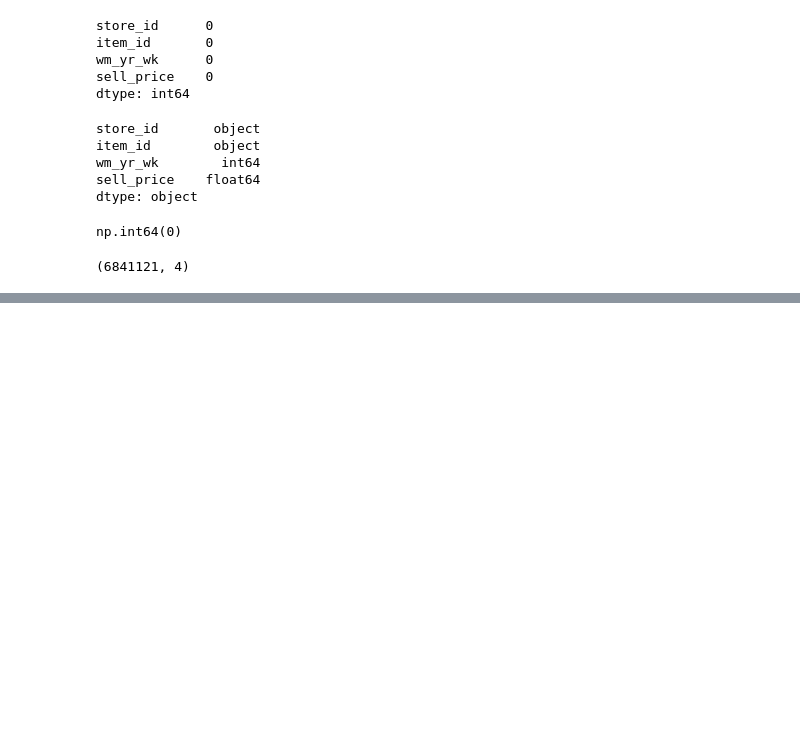
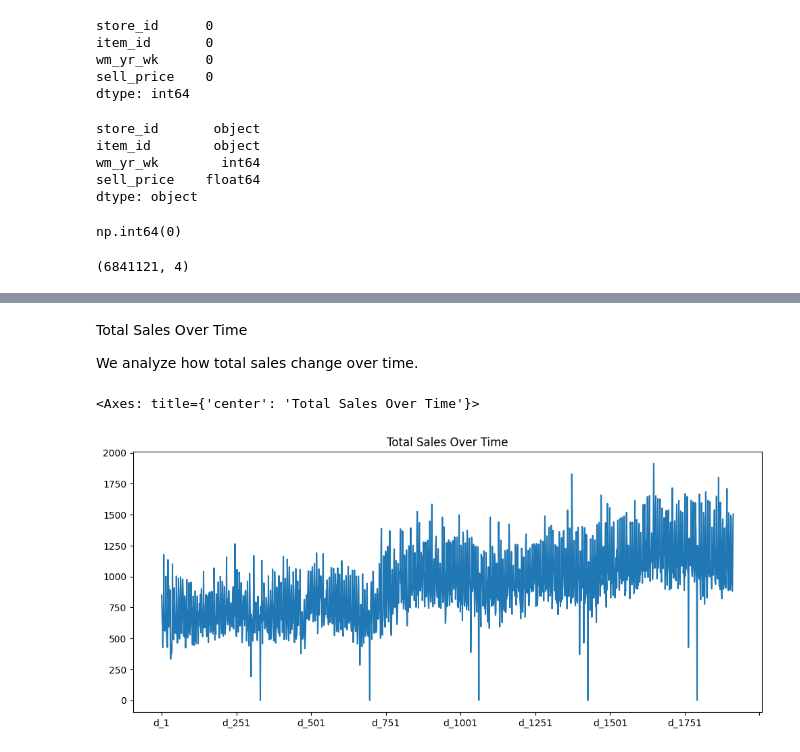
Before and after one commit to Aditishanker22/neural-retail-project, a Jupyter notebook: notebooks/eda.ipynb, the cells around one changed output, grey strips where cells are left out. Cells and saved outputs as stored; diff of their text form; code cells hidden in the pictures; blank space fills up the shorter version.

```diff
--- a/notebooks/eda.ipynb
+++ b/notebooks/eda.ipynb
@@ -179,0 +263,9 @@ sales, calendar, prices = run_pipeline()
+# %% [markdown]
+ Total Sales Over Time
+
+We analyze how total sales change over time.
+# %%
+sales.iloc[:, 6:].sum().plot(figsize=(12,5), title="Total Sales Over Time")
+# %% [output]
+<Axes: title={'center': 'Total Sales Over Time'}>
+[figure, added]
```
Also changed, not shown: parts of 26 cells of this notebook, 3 other files.
